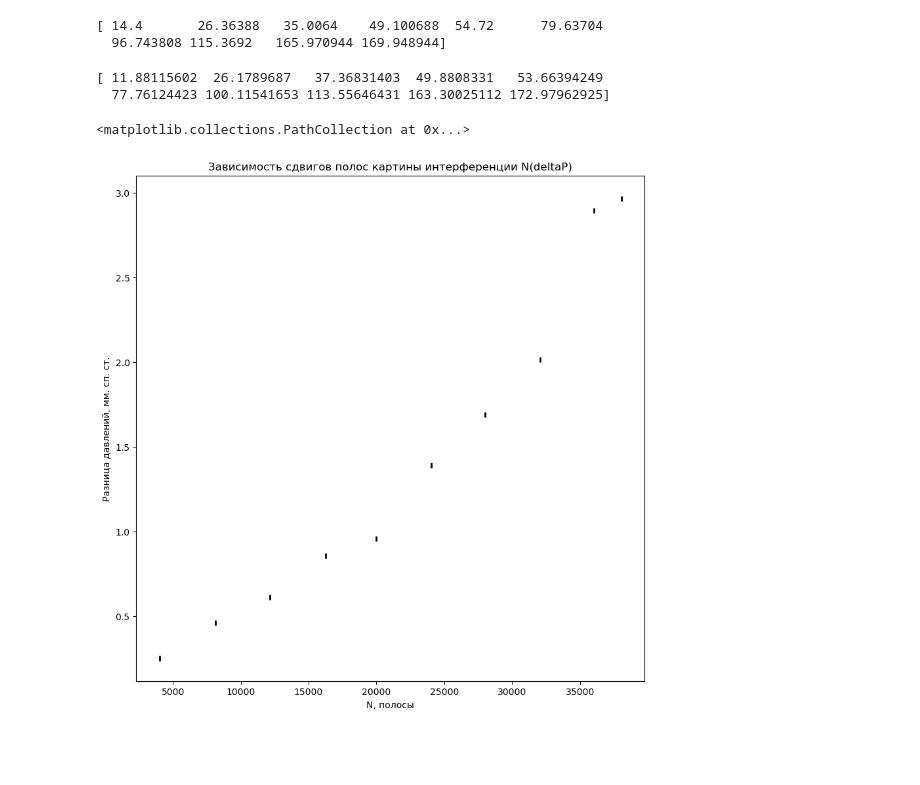
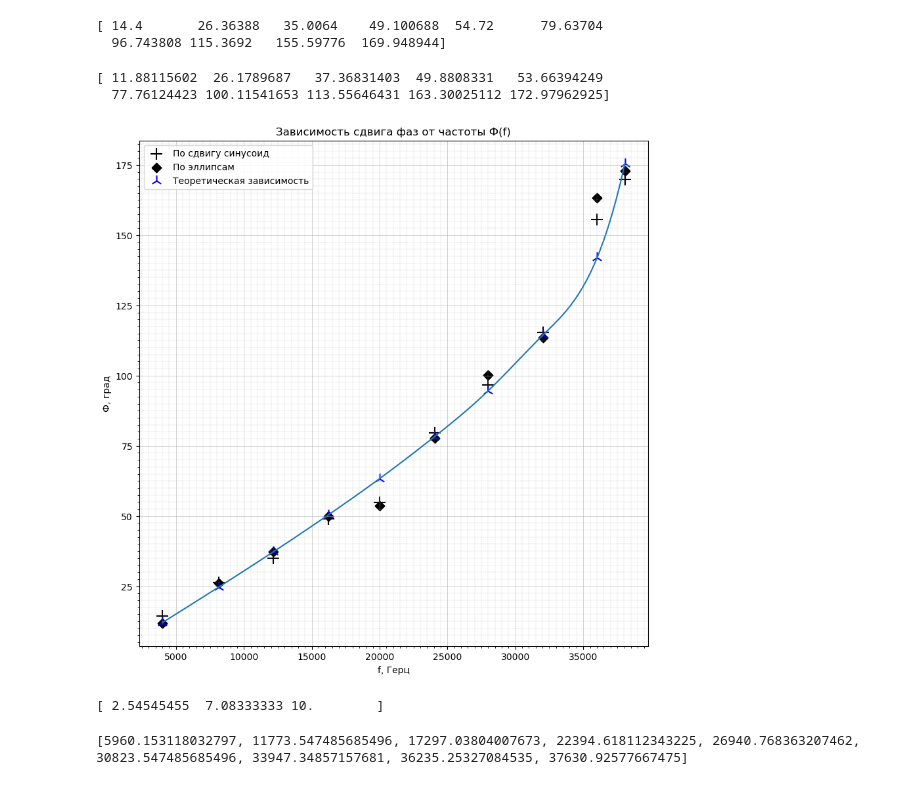
Before and after one commit to 737CMD/Labs_Optics, a Jupyter notebook: Lab222/222.ipynb, the cells around one changed output. Saved outputs shown, nothing was run; the diff lists cells and outputs as text; code cells hidden in the pictures; blank space fills up the shorter version.

```diff
--- a/Lab222/222.ipynb
+++ b/Lab222/222.ipynb
@@ -6,13 +6,13 @@ from matplotlib.ticker import (AutoMinorLocator, MultipleLocator)
 from scipy import interpolate
 # %%
 #Измерения, основанные на сдвиге
-tau = np.array([10, 9, 8, 8.4, 7.6, 9.2, 9.6, 10, 12.8, 12.4])*10**(-6)
+tau = np.array([10, 9, 8, 8.4, 7.6, 9.2, 9.6, 10, 12, 12.4])*10**(-6)
 nu = np.array([4, 8.137, 12.155, 16.237, 20, 24.045, 27.993, 32.047, 36.018, 38.071])*10**3
 fi = tau * nu * 2 * np.pi
 print(np.rad2deg(fi))
 # %% [output]
 [ 14.4       26.36388   35.0064    49.100688  54.72      79.63704
-  96.743808 115.3692   165.970944 169.948944]
+  96.743808 115.3692   155.59776  169.948944]
 # %%
 sin = np.array([3.5/17, 7.5/17, 10.5/17.3, 13/17, 14.5/18, 17.2/17.6, -19/19.3, -16.5/18, -2.5/8.7, -11/90])
 fis = []
@@ -27,21 +27,29 @@ print(np.rad2deg(fis))
   77.76124423 100.11541653 113.55646431 163.30025112 172.97962925]
 # %%
 xpoints = np.linspace(-5, 5, 11)
-x = np.linspace(-5, 5, 110)
+x = np.linspace(4000, 38071, 110)
+nu0 = 38100
 fig, axs = plt.subplots(1,1, figsize = (10,10))
-axs.set_title("Зависимость сдвигов полос картины интерференции N(deltaP)")
-axs.set_xlabel("N, полосы")
-axs.set_ylabel("Разница давлений, мм. сп. ст.")
-axs.scatter(nu, fi, s = 35, marker = "|", linewidths = 2, color = "black")
+axs.set_title("Зависимость сдвига фаз от частоты Ф(f)")
+axs.set_xlabel("f, Герц")
+axs.set_ylabel("Ф, град")
+axs.scatter(nu, np.rad2deg(fi), s = 150, marker = "+", linewidths = 1.5, color = "black", label = "По сдвигу синусоид")
+axs.scatter(nu, np.rad2deg(fis), s = 50, linewidths = 1.5, marker = "D", color = "black", label = "По эллипсам")
+axs.scatter(nu, 2*np.rad2deg(np.arcsin(nu/nu0)), s = 150, marker = "2", linewidths = 1.5, color = "blue", label = "Теоретическая зависимость")
+cubic = interpolate.interp1d(nu, 2*np.rad2deg(np.arcsin(nu/nu0)), kind="cubic")
+y = cubic(x)
+axs.plot(x, y)
+cubical = interpolate.interp1d(nu, np.rad2deg(fis), kind="cubic")
+y = cubical(x)
+plt.legend()
 #k, b = np.polyfit(xpoints, interf, 1)
 #y = k*x+b
 #axs.plot(x, y)
 #axs.xaxis.set_major_locator(MultipleLocator(1))
 #axs.yaxis.set_major_locator(MultipleLocator(50))
-#axs.xaxis.set_minor_locator(AutoMinorLocator(5))
-#axs.yaxis.set_minor_locator(AutoMinorLocator(5))
-#plt.grid(which = 'minor', linestyle='--', linewidth = 0.2)
-#plt.grid(which = 'major', linewidth = 0.4)
+axs.xaxis.set_minor_locator(AutoMinorLocator(10))
+axs.yaxis.set_minor_locator(AutoMinorLocator(10))
+plt.grid(which = 'minor', linestyle='--', linewidth = 0.2)
+plt.grid(which = 'major', linewidth = 0.4)
 # %% [output]
-<matplotlib.collections.PathCollection at 0x...>
-[figure, old version]
+[figure, new version]
@@ -47,0 +59,12 @@ axs.scatter(nu, fi, s = 35, marker = "|", linewidths = 2, color = "black")
+# %%
+w10 = np.array([2.3, 7.9, 13.3])
+w20 = np.array([3.4, 9.1, 14.7])
+w0 = np.array([2.8, 8.5, 14])
+print(qu(w0, w10, w20))
+# %% [output]
+[ 2.54545455  7.08333333 10.        ]
+# %%
+nuteor0 = [nu0 * np.sin(i*np.pi/20) for i in range(1, 10)]
+print(nuteor0)
+# %% [output]
+[5960.153118032797, 11773.547485685496, 17297.03804007673, 22394.618112343225, 26940.768363207462, 30823.547485685496, 33947.34857157681, 36235.25327084535, 37630.92577667475]
```
Also changed, not shown: parts of 7 cells of this notebook, 3 other files.
